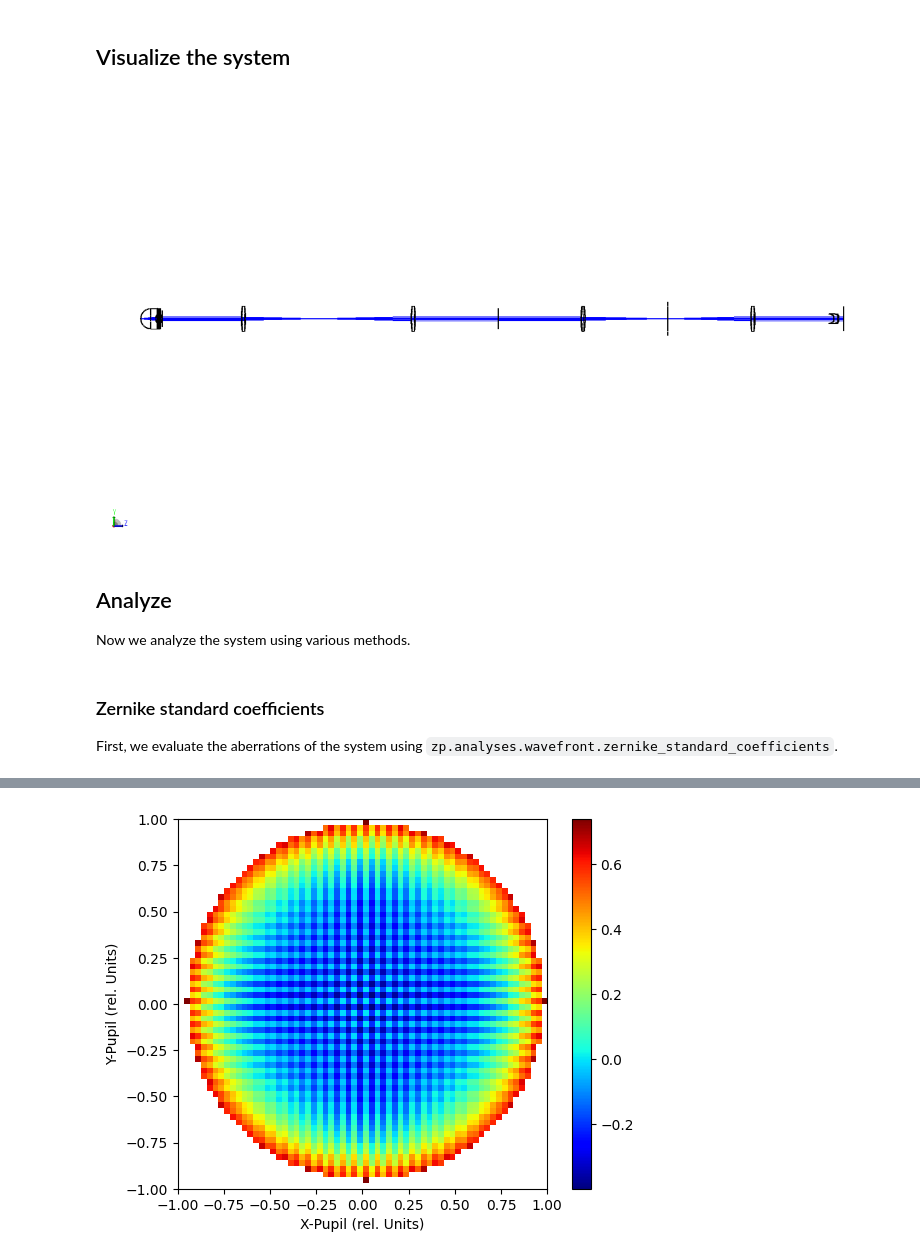
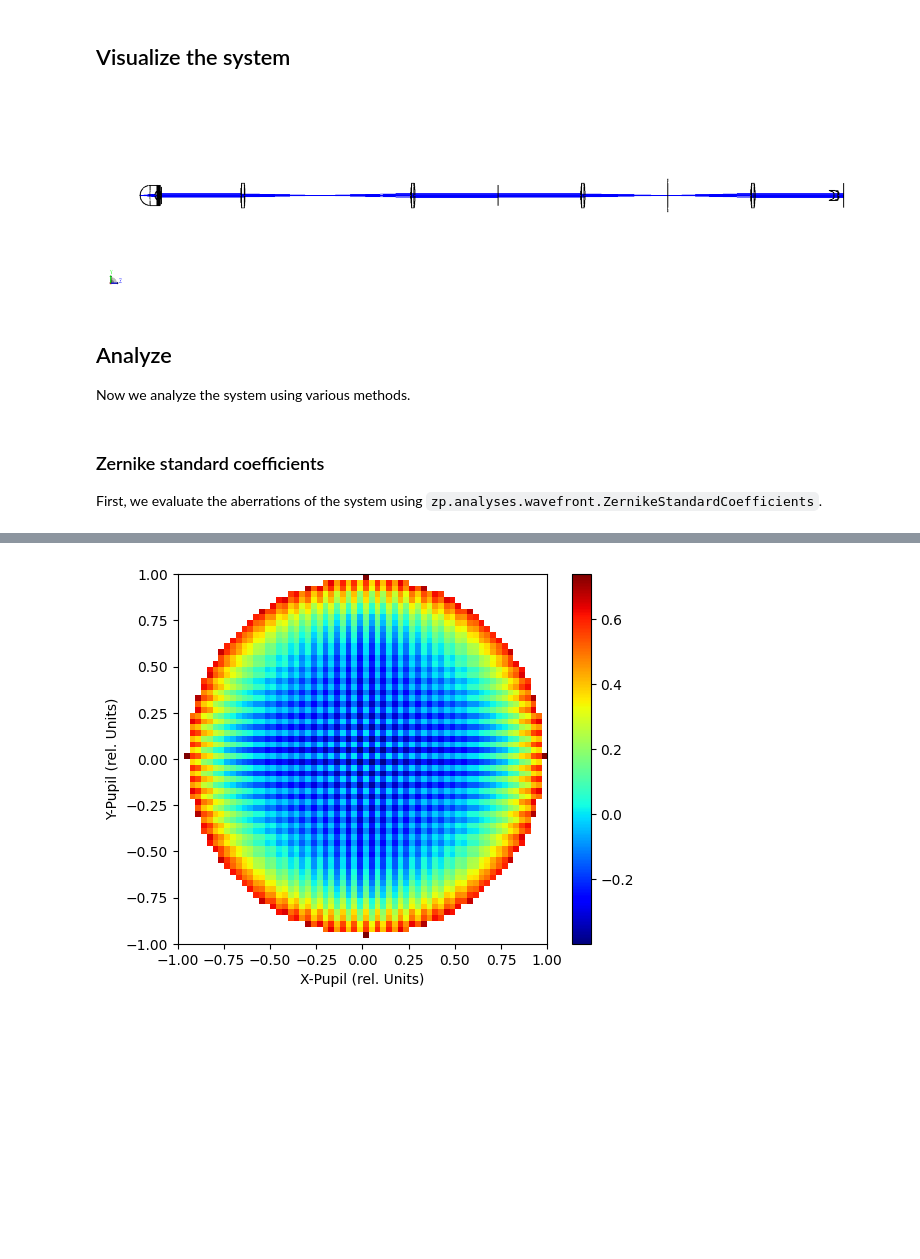
Before and after one commit to MREYE-LUMC/ZOSPy, a Jupyter notebook: examples/Modelling of a Shack-Hartmann Sensor for eye aberration evaluation/1_Model_SH_original.ipynb, the cells around one changed output, grey strips where cells are left out. Saved outputs shown, nothing was run; the diff lists cells and outputs as text; code cells hidden in the pictures; blank space fills up the shorter version.

Commit message:
Update shack-hartmann example

```diff
--- a/examples/Modelling of a Shack-Hartmann Sensor for eye aberration evaluation/1_Model_SH_original.ipynb
+++ b/examples/Modelling of a Shack-Hartmann Sensor for eye aberration evaluation/1_Model_SH_original.ipynb
@@ -206,17 +213,25 @@ Now we adjust some system settings to ensure we have the same settings as the kn
 oss.SystemData.Aperture.ApertureType = zp.constants.SystemData.ZemaxApertureType = (
     zp.constants.SystemData.ZemaxApertureType.FloatByStopSize
 )
-oss.SystemData.Aperture.ApodizationType = zp.constants.SystemData.ZemaxApodizationType.Gaussian
+oss.SystemData.Aperture.ApodizationType = (
+    zp.constants.SystemData.ZemaxApodizationType.Gaussian
+)
 oss.SystemData.Aperture.ApodizationFactor = 1.0
 
-oss.SystemData.Aperture.AFocalImageSpace = False  # True <- file of example does not have afocal image space
+oss.SystemData.Aperture.AFocalImageSpace = (
+    False  # True <- file of example does not have afocal image space
+)
 
 # Rayaiming
 oss.SystemData.RayAiming.RayAiming = zp.constants.SystemData.RayAimingMethod.Paraxial
 
 # Advanced
-oss.SystemData.Advanced.ReferenceOPD = zp.constants.SystemData.ReferenceOPDSetting.Absolute
-oss.SystemData.Advanced.HuygensIntegralMethod = zp.constants.SystemData.HuygensIntegralSettings.Planar
+oss.SystemData.Advanced.ReferenceOPD = (
+    zp.constants.SystemData.ReferenceOPDSetting.Absolute
+)
+oss.SystemData.Advanced.HuygensIntegralMethod = (
+    zp.constants.SystemData.HuygensIntegralSettings.Planar
+)
 
 # Wavelength
 wl1 = oss.SystemData.Wavelengths.GetWavelength(1)
@@ -452,18 +490,24 @@ mce_2.Param2 = s_hs_2.SurfaceNumber
 # %% [markdown]
 ## Visualize the system
 # %%
-draw3d = zp.analyses.systemviewers.viewer_3d(
-    oss, number_of_rays=7, hide_x_bars=True, surface_line_thickness="Thick", ray_line_thickness="Thick"
-)
+draw3d = zp.analyses.systemviewers.Viewer3D(
+    number_of_rays=7,
+    hide_x_bars=True,
+    surface_line_thickness="Thick",
+    rays_line_thickness="Thick",
+    image_size=(2400, 600),
+).run(oss)
 
 if zos.version < (24, 1, 0):
-    warn("Exporting the 3D viewer data is not available for this version of OpticStudio.")
+    warn(
+        "Exporting the 3D viewer data is not available for this version of OpticStudio."
+    )
 else:
     plt.figure(figsize=(20, 10))
-    plt.imshow(draw3d.Data)
+    plt.imshow(draw3d.data)
     plt.axis("off")
 # %% [output]
-[figure, old version]
+[figure, new version]
 # %% [markdown]
 ## Analyze
 
@@ -471,5 +515,5 @@ Now we analyze the system using various methods.
 # %% [markdown]
 ### Zernike standard coefficients
 
-First, we evaluate the aberrations of the system using `zp.analyses.wavefront.zernike_standard_coefficients`.
+First, we evaluate the aberrations of the system using `zp.analyses.wavefront.ZernikeStandardCoefficients`.
 # %%
```
Also changed, not shown: parts of 23 cells of this notebook, 3 other files.
